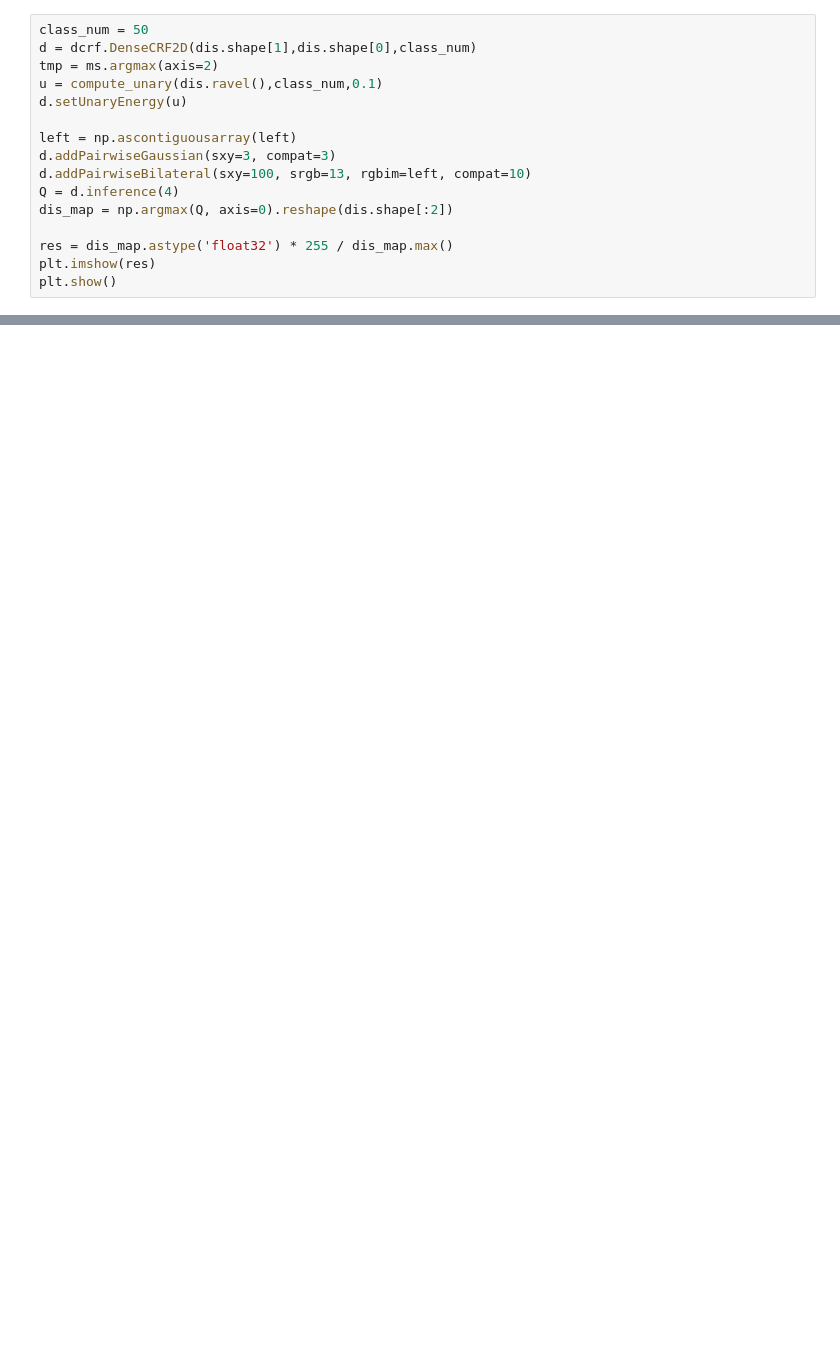
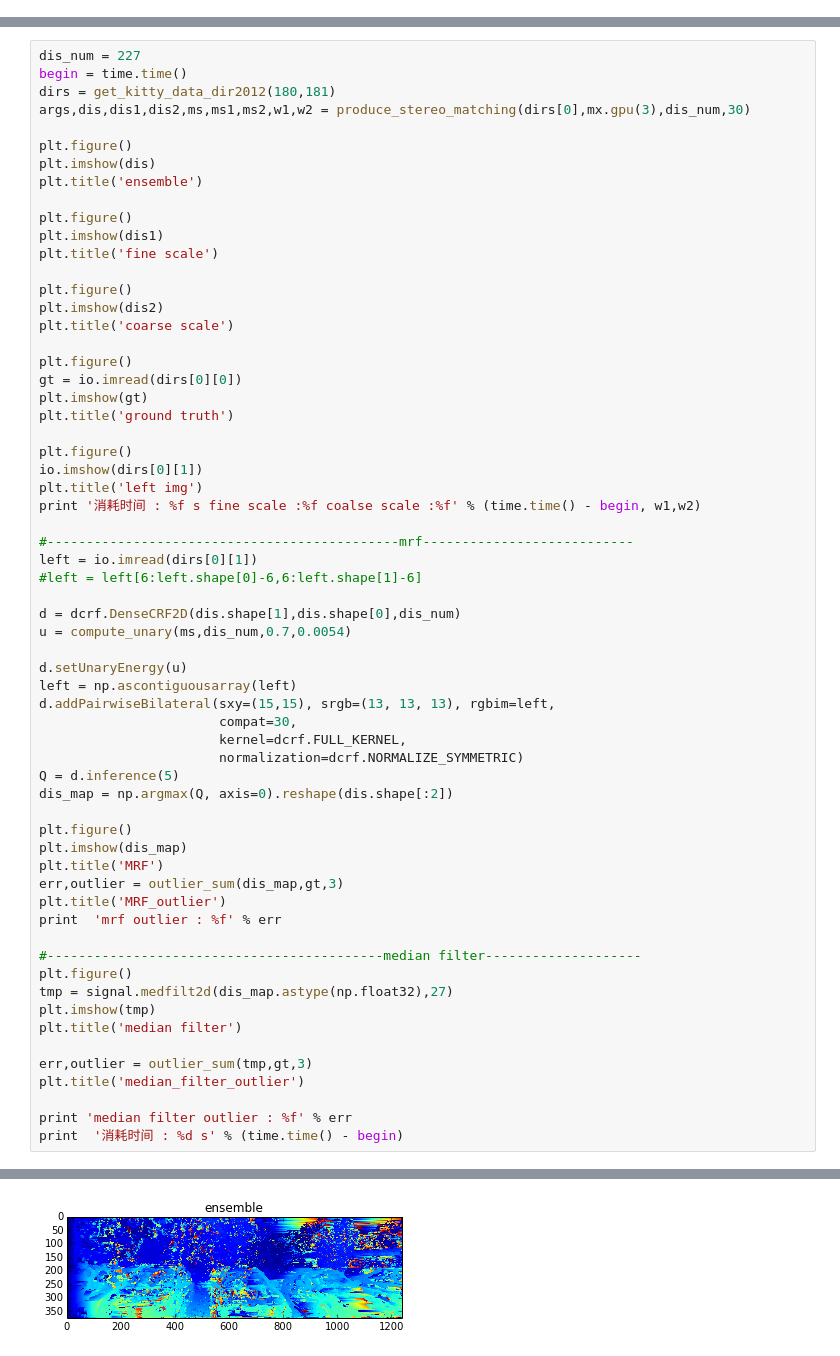
Before and after one commit to dsqx71/stereo_matching, a Jupyter notebook: crf_train.ipynb, the cells around one changed output, grey strips where cells are left out. Drawn from its saved outputs; the diff is of its cells as text; blank space fills up the shorter version.

```diff
--- a/crf_train.ipynb
+++ b/crf_train.ipynb
@@ -96,16 +13,0 @@ plt.show()
-# %%
-class_num = 50
-d = dcrf.DenseCRF2D(dis.shape[1],dis.shape[0],class_num)
-tmp = ms.argmax(axis=2)
-u = compute_unary(dis.ravel(),class_num,0.1)
-d.setUnaryEnergy(u)
-
-left = np.ascontiguousarray(left)
-d.addPairwiseGaussian(sxy=3, compat=3)
-d.addPairwiseBilateral(sxy=100, srgb=13, rgbim=left, compat=10)
-Q = d.inference(4)
-dis_map = np.argmax(Q, axis=0).reshape(dis.shape[:2])
-
-res = dis_map.astype('float32') * 255 / dis_map.max()
-plt.imshow(res)
-plt.show()
@@ -118,0 +42,63 @@ plt.imshow(dis.astype('float32')*255/dis.max())
+# %%
+dis_num = 227
+begin = time.time()
+dirs = get_kitty_data_dir2012(180,181)
+args,dis,dis1,dis2,ms,ms1,ms2,w1,w2 = produce_stereo_matching(dirs[0],mx.gpu(3),dis_num,30)
+
+plt.figure()
+plt.imshow(dis)
+plt.title('ensemble')
+
+plt.figure()
+plt.imshow(dis1)
+plt.title('fine scale')
+
+plt.figure()
+plt.imshow(dis2)
+plt.title('coarse scale')
+
+plt.figure()
+gt = io.imread(dirs[0][0])
+plt.imshow(gt)
+plt.title('ground truth')
+
+plt.figure()
+io.imshow(dirs[0][1])
+plt.title('left img')
+print '消耗时间 : %f s fine scale :%f coalse scale :%f' % (time.time() - begin, w1,w2)
+
+#---------------------------------------------mrf---------------------------
+left = io.imread(dirs[0][1])
+#left = left[6:left.shape[0]-6,6:left.shape[1]-6]
+
+d = dcrf.DenseCRF2D(dis.shape[1],dis.shape[0],dis_num)
+u = compute_unary(ms,dis_num,0.7,0.0054)
+
+d.setUnaryEnergy(u)
+left = np.ascontiguousarray(left)
+d.addPairwiseBilateral(sxy=(15,15), srgb=(13, 13, 13), rgbim=left,
+                       compat=30,
+                       kernel=dcrf.FULL_KERNEL,
+                       normalization=dcrf.NORMALIZE_SYMMETRIC)
+Q = d.inference(5)
+dis_map = np.argmax(Q, axis=0).reshape(dis.shape[:2])
+
+plt.figure()
+plt.imshow(dis_map)
+plt.title('MRF')
+err,outlier = outlier_sum(dis_map,gt,3)
+plt.title('MRF_outlier')
+print  'mrf outlier : %f' % err
+
+#-------------------------------------------median filter--------------------
+plt.figure()
+tmp = signal.medfilt2d(dis_map.astype(np.float32),27)
+plt.imshow(tmp)
+plt.title('median filter')
+
+err,outlier = outlier_sum(tmp,gt,3)
+plt.title('median_filter_outlier')
+
+print 'median filter outlier : %f' % err
+print  '消耗时间 : %d s' % (time.time() - begin)
+# %% [output]
@@ -118,0 +109 @@ plt.imshow(dis.astype('float32')*255/dis.max())
+[figure, added]
```
Also changed, not shown: parts of 10 cells of this notebook, 3 other files.
